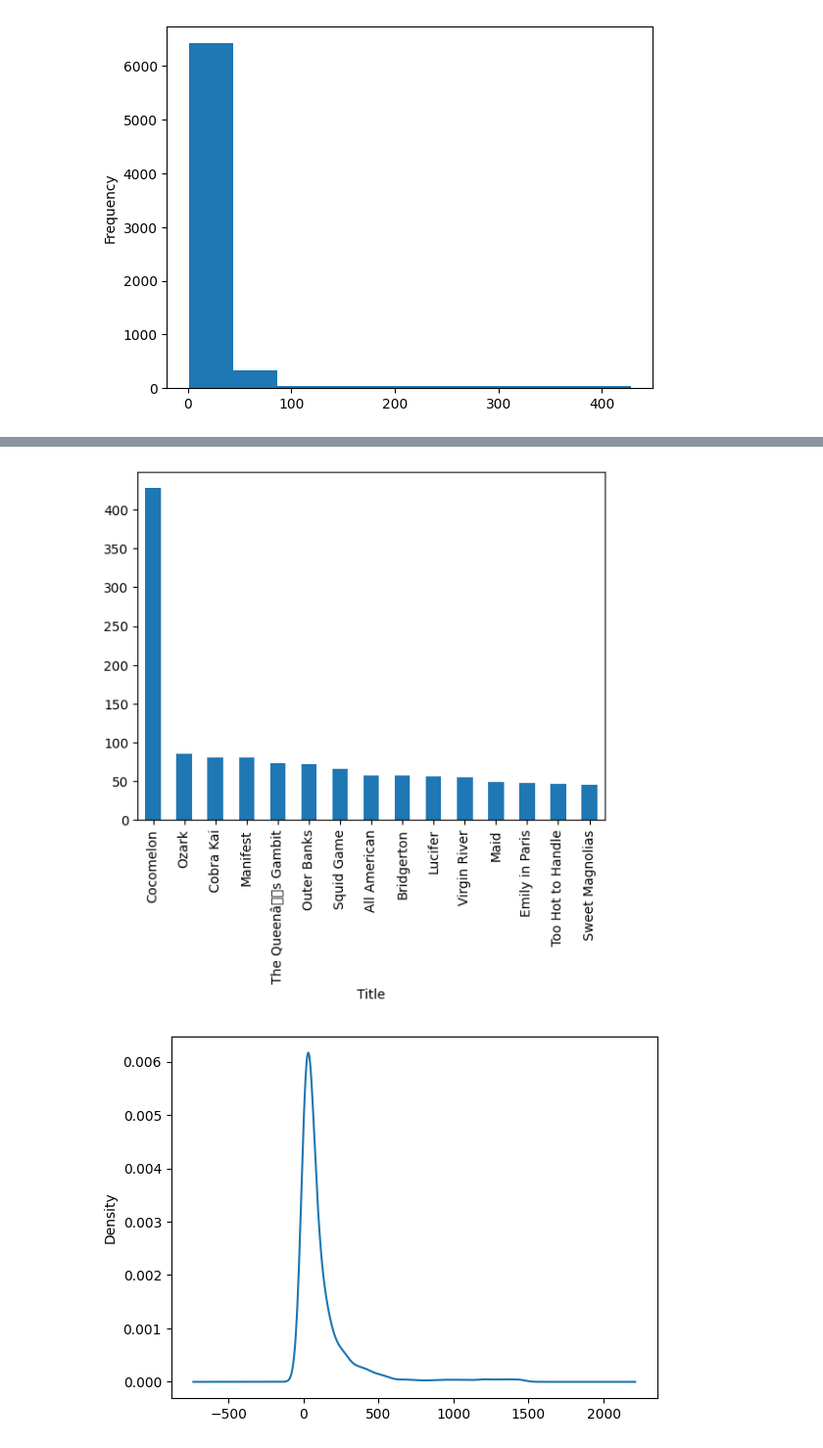
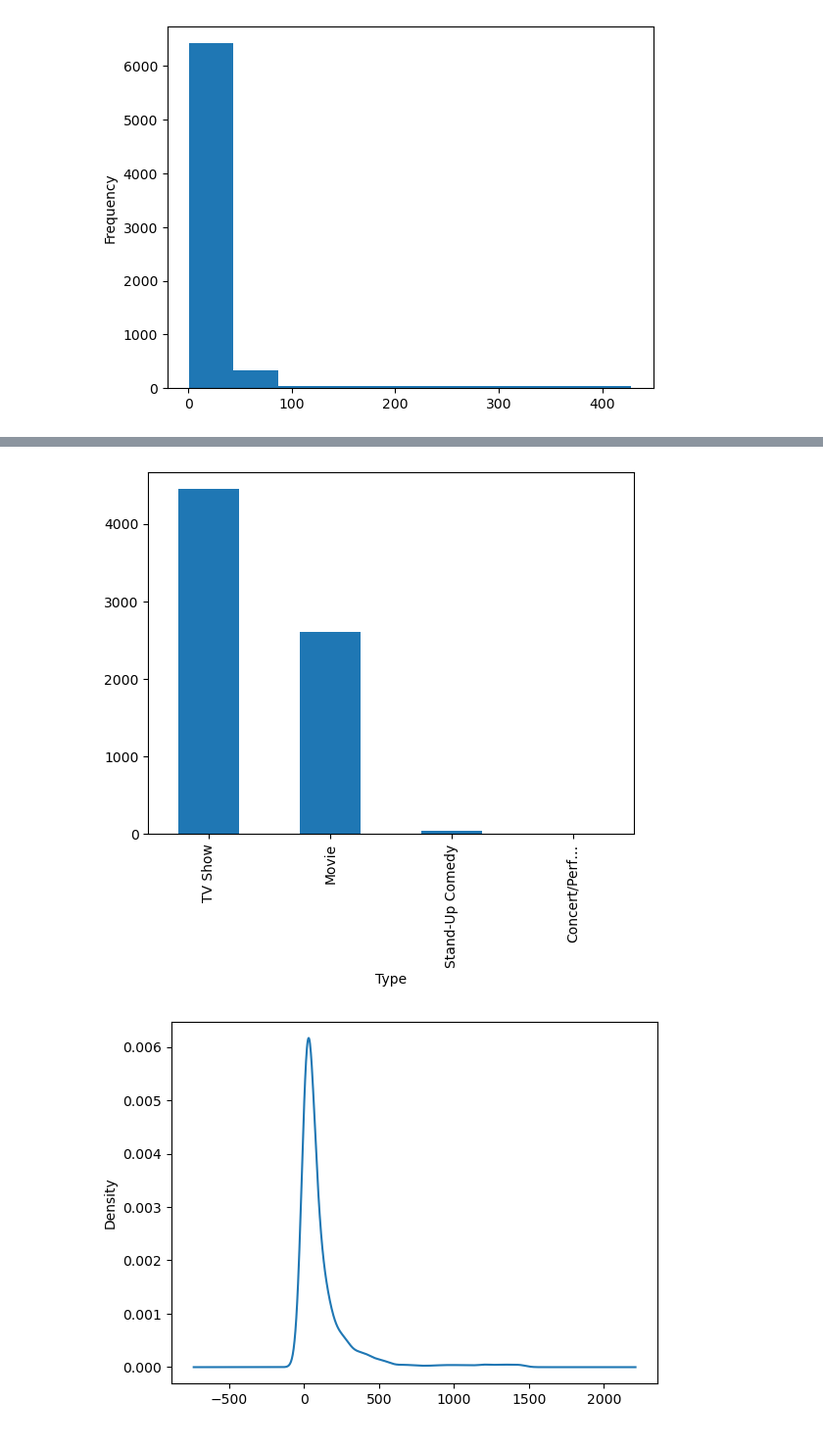
Before and after one commit to MDayvson/Ciencia-de-Dados, a Jupyter notebook: Ciência de Dados Impressionador/4. Pandas e NumpyAs bibliotecas básicas para Ciência de Dados/Introdução ao Pandas.ipynb, the cells around one changed output, grey strips where cells are left out. Shown at 98% size. Saved outputs shown, nothing was run; the diff lists cells and outputs as text; code cells hidden in the pictures.

```diff
--- a/Ciência de Dados Impressionador/4. Pandas e NumpyAs bibliotecas básicas para Ciência de Dados/Introdução ao Pandas.ipynb
+++ b/Ciência de Dados Impressionador/4. Pandas e NumpyAs bibliotecas básicas para Ciência de Dados/Introdução ao Pandas.ipynb
@@ -607,8 +609,8 @@ base.Title.value_counts().head(15).plot.bar();
 [figure]
 # %%
-base.Title.value_counts().head(15).plot.bar();
+base.Type.value_counts().head(15).plot.bar();
 # %% [output]
-[figure, old version]
+[figure, new version]
 # %%
 # E até gráficos mais complexos como o de densidade
 base["Viewership Score"].plot.kde();
```
Also changed, not shown: parts of 2 cells of this notebook, 5 other files.
